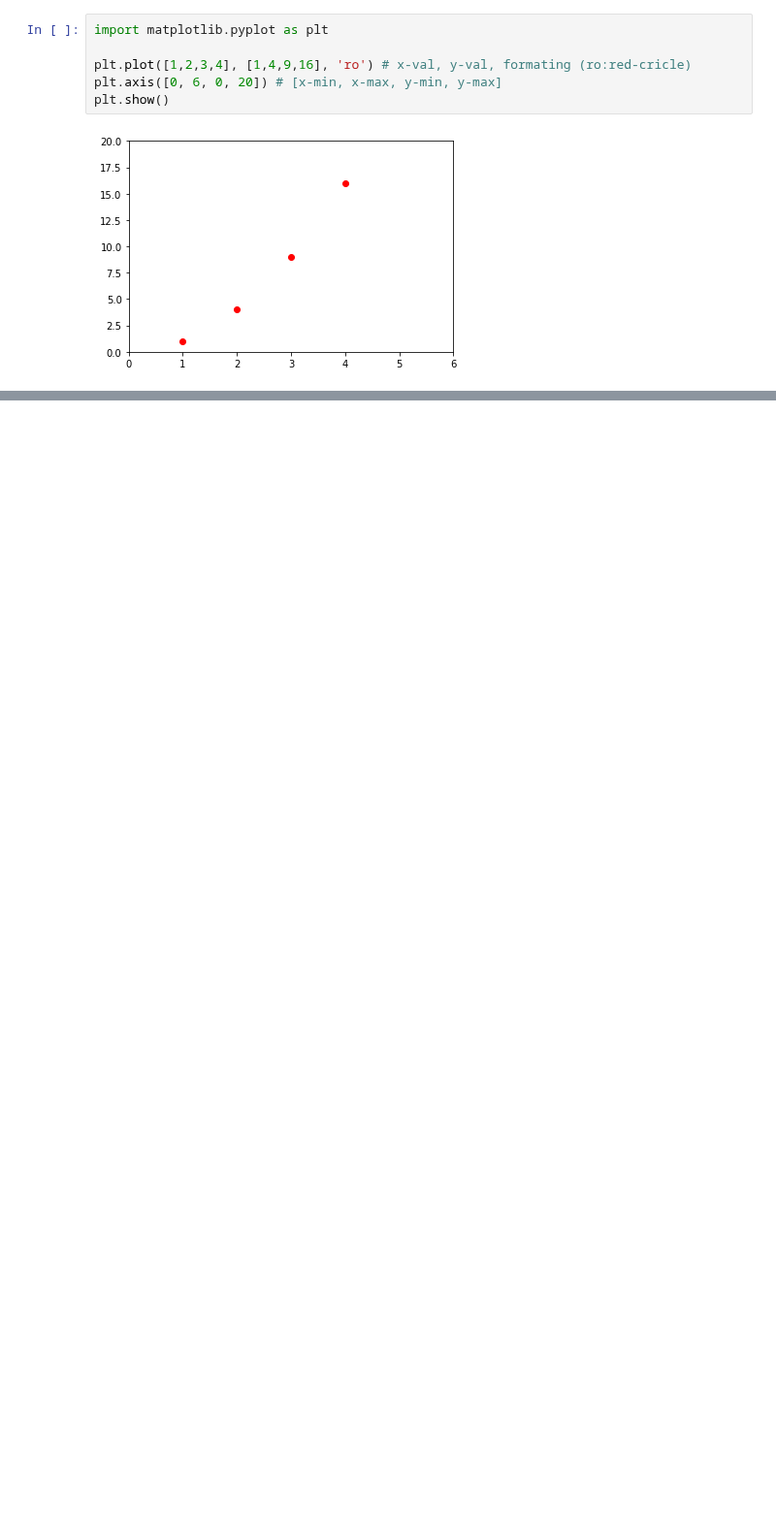
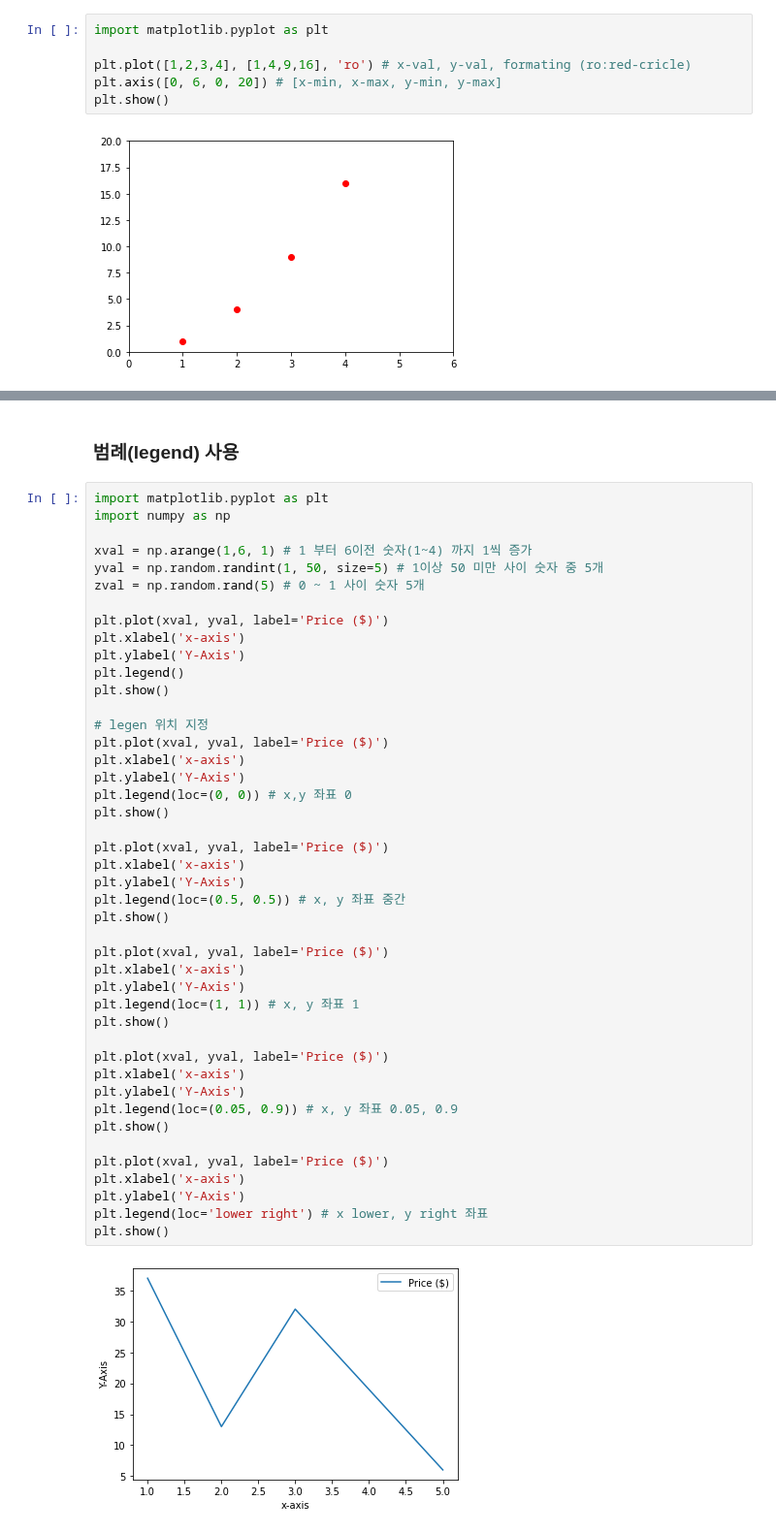
Before and after one commit to johyunkang/adp_certificate, a Jupyter notebook: visual_matplotlib.ipynb, the cells around one changed output, grey strips where cells are left out. Shown at 97% size. Drawn from its saved outputs; the diff is of its cells as text; blank space fills up the shorter version.

```diff
--- a/visual_matplotlib.ipynb
+++ b/visual_matplotlib.ipynb
@@ -14,0 +84,48 @@ plt.show()
+# %% [markdown]
+### 범례(legend) 사용
+# %%
+import matplotlib.pyplot as plt
+import numpy as np
+
+xval = np.arange(1,6, 1) # 1 부터 6이전 숫자(1~4) 까지 1씩 증가
+yval = np.random.randint(1, 50, size=5) # 1이상 50 미만 사이 숫자 중 5개
+zval = np.random.rand(5) # 0 ~ 1 사이 숫자 5개
+
+plt.plot(xval, yval, label='Price ($)')
+plt.xlabel('x-axis')
+plt.ylabel('Y-Axis')
+plt.legend()
+plt.show()
+
+# legen 위치 지정
+plt.plot(xval, yval, label='Price ($)')
+plt.xlabel('x-axis')
+plt.ylabel('Y-Axis')
+plt.legend(loc=(0, 0)) # x,y 좌표 0
+plt.show()
+
+plt.plot(xval, yval, label='Price ($)')
+plt.xlabel('x-axis')
+plt.ylabel('Y-Axis')
+plt.legend(loc=(0.5, 0.5)) # x, y 좌표 중간
+plt.show()
+
+plt.plot(xval, yval, label='Price ($)')
+plt.xlabel('x-axis')
+plt.ylabel('Y-Axis')
+plt.legend(loc=(1, 1)) # x, y 좌표 1
+plt.show()
+
+plt.plot(xval, yval, label='Price ($)')
+plt.xlabel('x-axis')
+plt.ylabel('Y-Axis')
+plt.legend(loc=(0.05, 0.9)) # x, y 좌표 0.05, 0.9
+plt.show()
+
+plt.plot(xval, yval, label='Price ($)')
+plt.xlabel('x-axis')
+plt.ylabel('Y-Axis')
+plt.legend(loc='lower right') # x lower, y right 좌표
+plt.show()
+# %% [output]
+[figure, added]
```
Also changed, not shown: parts of 15 cells of this notebook.
